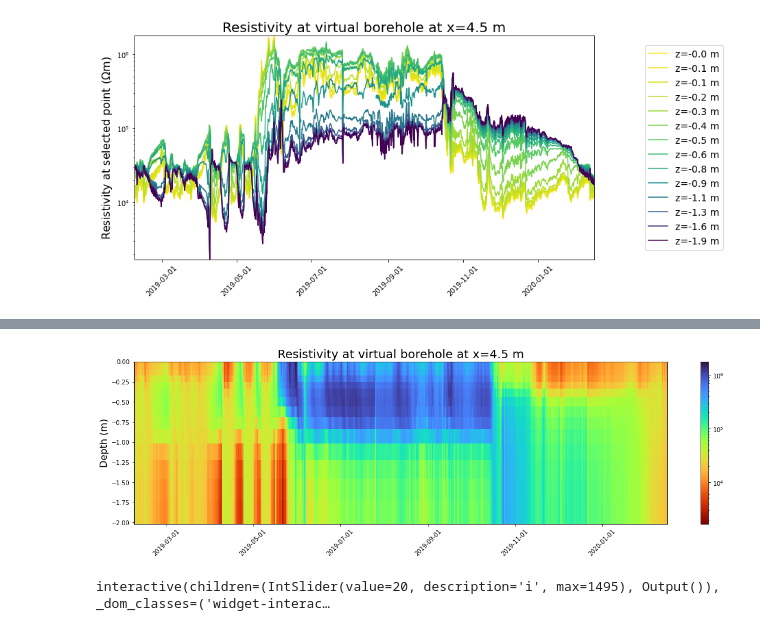
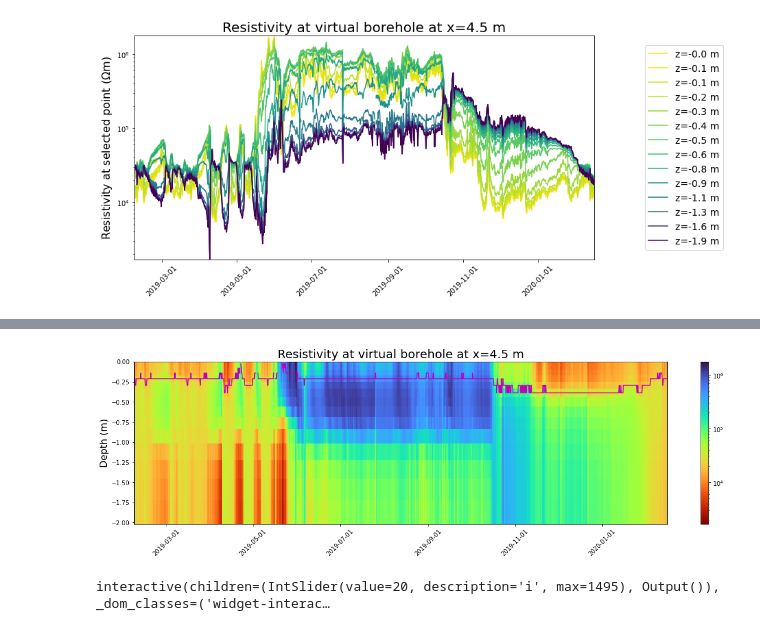
Before and after one commit to teddiherring/permafrost-data-processing, a Jupyter notebook: data_processing_AERT.ipynb, the cells around one changed output, grey strips where cells are left out. Cells and saved outputs as stored; diff of their text form; code cells hidden in the pictures.

Commit message:
added gradient method

```diff
--- a/data_processing_AERT.ipynb
+++ b/data_processing_AERT.ipynb
@@ -1233,31 +1247,58 @@ Chosen x-coordinate is at a cell boundary. Taking average of cells on either sid
+# %%
+z_gmax = []
+G_val = []
+
+for i in range(len(dt)):
+    if np.isnan(rho_borehole[i][0]): # if dataset was not inverted, don't calculate gradient
+        z_gmax.append(np.nan)
+        G_val.append(np.nan)
+    else:
+        G = np.gradient(np.log(np.array(rho_borehole)[i]), z_borehole) # calculate gradient
+        G_val.append(G[np.where(G==min(G))[0][0]])
+        z_gmax.append(z_borehole[np.where(G==min(G))[0][0]]) # depth of max gradient (going from low to high resistivity)
+
+        if z_gmax[i] <- 1: # if we have physically unrealistic values, discard
+            z_gmax[i] = np.nan
+            G_val[i] = np.nan
+
+
+#         if G_val[i] > -4: # if gradients are small, discard
+#             z_gmax[i] = np.nan
+#             G_val[i] = np.nan
+
+#         if np.mean(rho_borehole[i][:np.where(G==min(G))[0][0]])>10e4: # if active layer is frozen
+#             z_gmax[i] = np.nan
+#             G_val[i] = np.nan
 # %%
 
 cmin = min(np.hstack(rho_borehole))
 cmax = max(np.hstack(rho_borehole))
 
 fs = 16
 
 fig, ax = plt.subplots(1,1,figsize=[20,5])
 X, Y = np.meshgrid(dt,z_borehole)
 plt.pcolormesh(
     X,
     Y,
     np.array(rho_borehole).T,
     cmap='turbo_r',
     shading='auto',
 #     vmin=cmin,
 #     vmax=cmax,
     norm=colors.LogNorm(vmin=cmin, vmax=cmax), # logarithmic scale
 )
 
+plt.plot(dt,z_gmax,'m')
+
 date_format = mdates.DateFormatter('%Y-%m-%d')
 ax.xaxis.set_major_formatter(date_format)
 plt.xticks(rotation=45);
 plt.colorbar()
 plt.ylabel('Depth (m)',fontsize=fs)
 plt.title('Resistivity at virtual borehole at x=%.1f m'%(xborehole),fontsize=20);
 # %% [output]
-[figure, old version]
+[figure, new version]
 # %%
 from ipywidgets import Button, Layout
 
```
Also changed, not shown: parts of 5 cells of this notebook.
